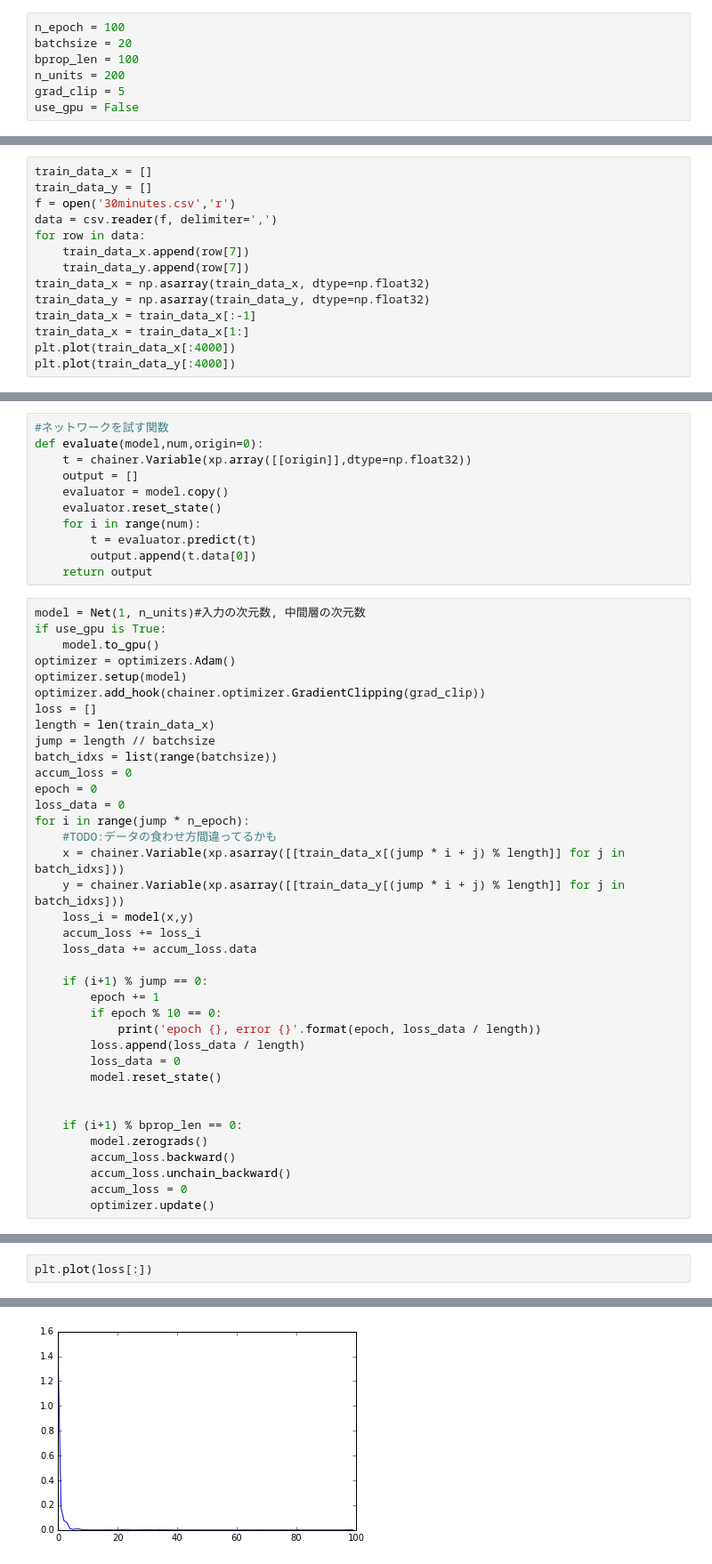
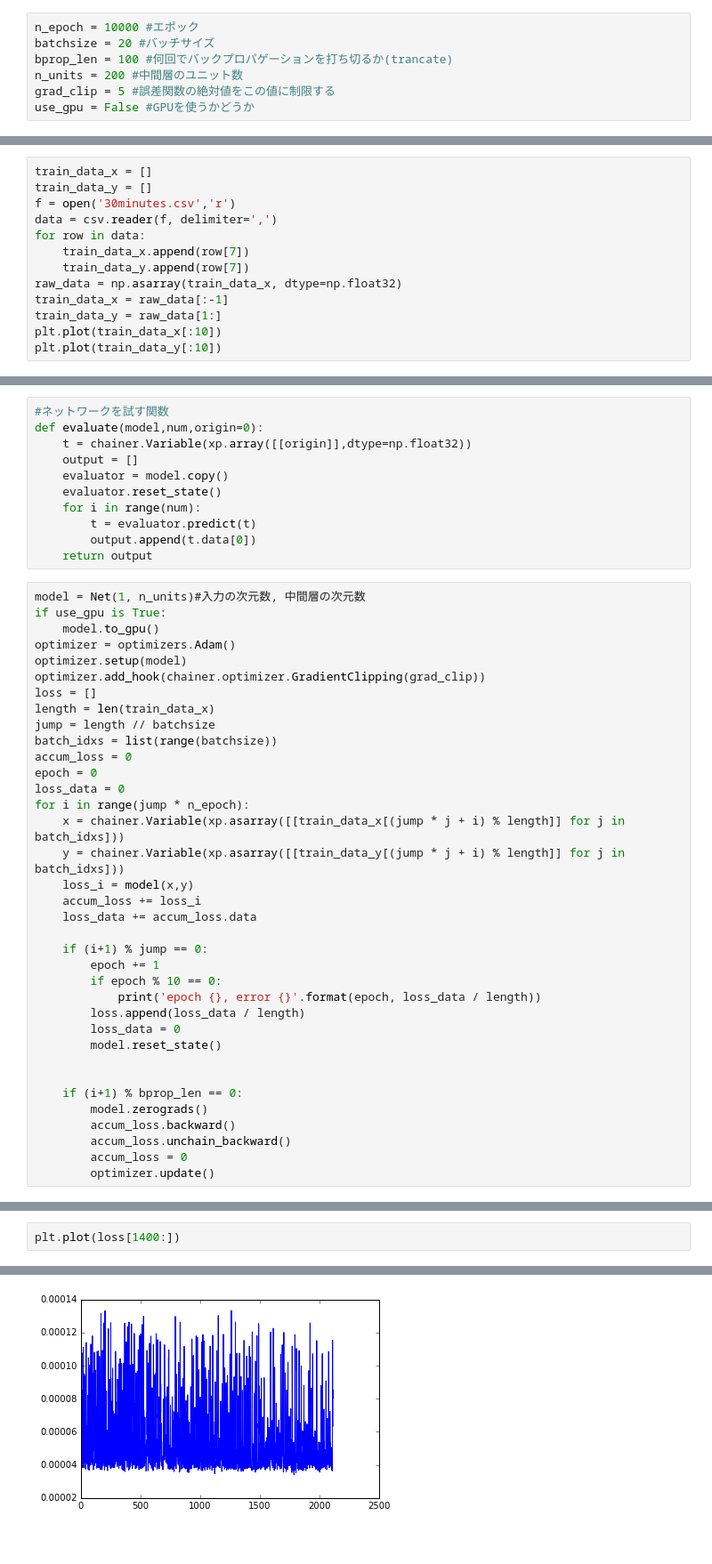
Before and after one commit to haretaro/ichiyo, a Jupyter notebook: net/train.ipynb, the cells around one changed output, grey strips where cells are left out. Shown at 89% size. Drawn from its saved outputs; the diff is of its cells as text.

```diff
--- a/net/train.ipynb
+++ b/net/train.ipynb
@@ -7,12 +8,12 @@ import csv
 import matplotlib.pyplot as plt
 from net import Net
 # %%
-n_epoch = 100
-batchsize = 20
-bprop_len = 100
-n_units = 200
-grad_clip = 5
-use_gpu = False
+n_epoch = 10000 #エポック
+batchsize = 20 #バッチサイズ
+bprop_len = 100 #何回でバックプロパゲーションを打ち切るか(trancate)
+n_units = 200 #中間層のユニット数
+grad_clip = 5 #誤差関数の絶対値をこの値に制限する
+use_gpu = False #GPUを使うかどうか
 # %%
 xp = cuda.cupy if use_gpu is True else np
 # %%
@@ -23,11 +24,10 @@ data = csv.reader(f, delimiter=',')
 for row in data:
     train_data_x.append(row[7])
     train_data_y.append(row[7])
-train_data_x = np.asarray(train_data_x, dtype=np.float32)
-train_data_y = np.asarray(train_data_y, dtype=np.float32)
-train_data_x = train_data_x[:-1]
-train_data_x = train_data_x[1:]
-plt.plot(train_data_x[:4000])
-plt.plot(train_data_y[:4000])
+raw_data = np.asarray(train_data_x, dtype=np.float32)
+train_data_x = raw_data[:-1]
+train_data_y = raw_data[1:]
+plt.plot(train_data_x[:10])
+plt.plot(train_data_y[:10])
 # %% [output]
 [<matplotlib.lines.Line2D at 0x...>]
@@ -58,9 +58,8 @@ accum_loss = 0
 epoch = 0
 loss_data = 0
 for i in range(jump * n_epoch):
-    #TODO:データの食わせ方間違ってるかも
-    x = chainer.Variable(xp.asarray([[train_data_x[(jump * i + j) % length]] for j in batch_idxs]))
-    y = chainer.Variable(xp.asarray([[train_data_y[(jump * i + j) % length]] for j in batch_idxs]))
+    x = chainer.Variable(xp.asarray([[train_data_x[(jump * j + i) % length]] for j in batch_idxs]))
+    y = chainer.Variable(xp.asarray([[train_data_y[(jump * j + i) % length]] for j in batch_idxs]))
     loss_i = model(x,y)
     accum_loss += loss_i
     loss_data += accum_loss.data
@@ -94,6 +101,6 @@ epoch 100, error 0.001468795750028409
 # %%
-plt.plot(loss[:])
+plt.plot(loss[1400:])
 # %% [output]
 [<matplotlib.lines.Line2D at 0x...>]
-[figure, old version]
+[figure, new version]
 # %%
```
Also changed, not shown: parts of 4 cells of this notebook.
